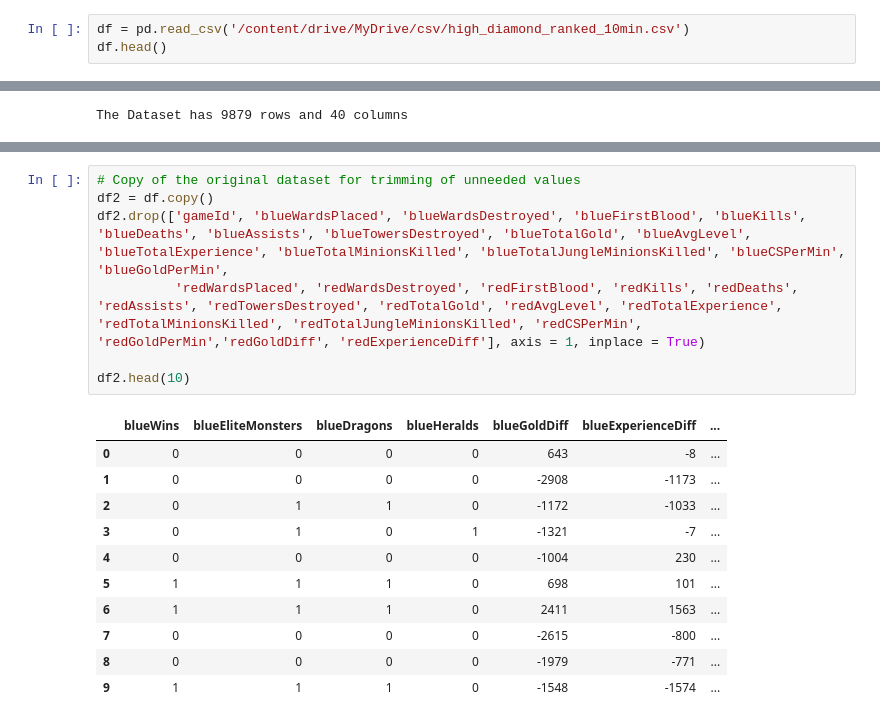
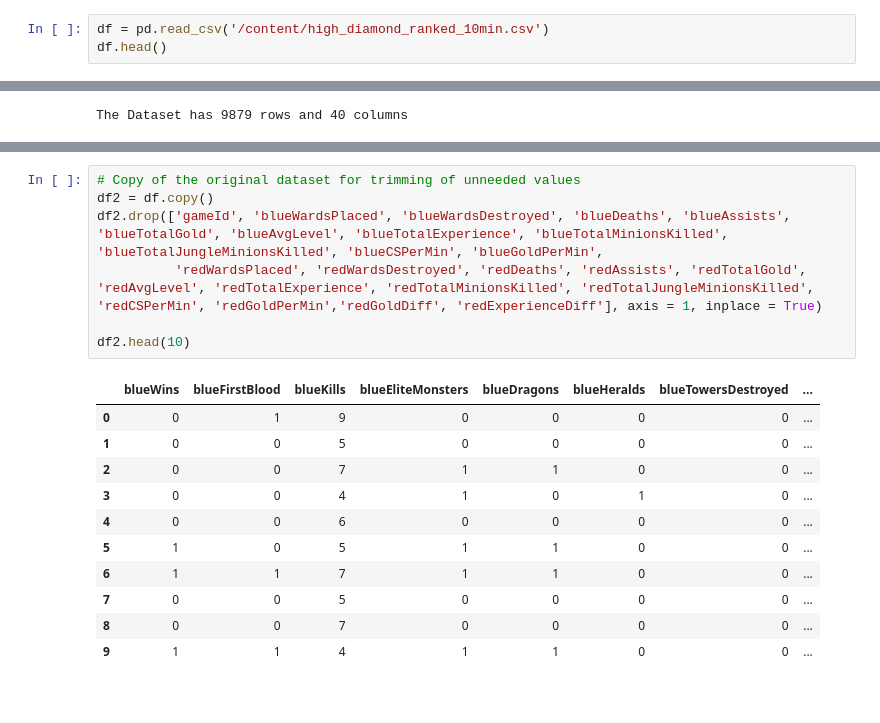
Before and after one commit to Chromathiccc/Colab_notebooks, a Jupyter notebook: LoL_first_10_min_CW.ipynb, the cells around one changed output, grey strips where cells are left out. Cells and saved outputs as stored; diff of their text form.

```diff
--- a/LoL_first_10_min_CW.ipynb
+++ b/LoL_first_10_min_CW.ipynb
@@ -14,7 +14,7 @@ from sklearn.svm import SVC
 from sklearn.ensemble import RandomForestClassifier
 from sklearn.datasets import make_classification
 # %%
-df = pd.read_csv('/content/drive/MyDrive/csv/high_diamond_ranked_10min.csv')
+df = pd.read_csv('/content/high_diamond_ranked_10min.csv')
 df.head()
 # %% [output]
 |  | gameId | blueWins | blueWardsPlaced | blueWardsDestroyed | blueFirstBlood | blueKills | blueDeaths | ... |
@@ -64,19 +48,19 @@ df.describe()
 # %%
 # Copy of the original dataset for trimming of unneeded values
 df2 = df.copy()
-df2.drop(['gameId', 'blueWardsPlaced', 'blueWardsDestroyed', 'blueFirstBlood', 'blueKills', 'blueDeaths', 'blueAssists', 'blueTowersDestroyed', 'blueTotalGold', 'blueAvgLevel', 'blueTotalExperience', 'blueTotalMinionsKilled', 'blueTotalJungleMinionsKilled', 'blueCSPerMin', 'blueGoldPerMin',
-          'redWardsPlaced', 'redWardsDestroyed', 'redFirstBlood', 'redKills', 'redDeaths', 'redAssists', 'redTowersDestroyed', 'redTotalGold', 'redAvgLevel', 'redTotalExperience', 'redTotalMinionsKilled', 'redTotalJungleMinionsKilled', 'redCSPerMin', 'redGoldPerMin','redGoldDiff', 'redExperienceDiff'], axis = 1, inplace = True)
+df2.drop(['gameId', 'blueWardsPlaced', 'blueWardsDestroyed', 'blueDeaths', 'blueAssists', 'blueTotalGold', 'blueAvgLevel', 'blueTotalExperience', 'blueTotalMinionsKilled', 'blueTotalJungleMinionsKilled', 'blueCSPerMin', 'blueGoldPerMin',
+          'redWardsPlaced', 'redWardsDestroyed', 'redDeaths', 'redAssists', 'redTotalGold', 'redAvgLevel', 'redTotalExperience', 'redTotalMinionsKilled', 'redTotalJungleMinionsKilled', 'redCSPerMin', 'redGoldPerMin','redGoldDiff', 'redExperienceDiff'], axis = 1, inplace = True)
 
 df2.head(10)
 # %% [output]
-|  | blueWins | blueEliteMonsters | blueDragons | blueHeralds | blueGoldDiff | blueExperienceDiff | ... |
-| 0 | 0 | 0 | 0 | 0 | 643 | -8 | ... |
-| 1 | 0 | 0 | 0 | 0 | -2908 | -1173 | ... |
-| 2 | 0 | 1 | 1 | 0 | -1172 | -1033 | ... |
-| 3 | 0 | 1 | 0 | 1 | -1321 | -7 | ... |
-| 4 | 0 | 0 | 0 | 0 | -1004 | 230 | ... |
-| 5 | 1 | 1 | 1 | 0 | 698 | 101 | ... |
-| 6 | 1 | 1 | 1 | 0 | 2411 | 1563 | ... |
-| 7 | 0 | 0 | 0 | 0 | -2615 | -800 | ... |
-| 8 | 0 | 0 | 0 | 0 | -1979 | -771 | ... |
-| 9 | 1 | 1 | 1 | 0 | -1548 | -1574 | ... |
+|  | blueWins | blueFirstBlood | blueKills | blueEliteMonsters | blueDragons | blueHeralds | blueTowersDestroyed | ... |
+| 0 | 0 | 1 | 9 | 0 | 0 | 0 | 0 | ... |
+| 1 | 0 | 0 | 5 | 0 | 0 | 0 | 0 | ... |
+| 2 | 0 | 0 | 7 | 1 | 1 | 0 | 0 | ... |
+| 3 | 0 | 0 | 4 | 1 | 0 | 1 | 0 | ... |
+| 4 | 0 | 0 | 6 | 0 | 0 | 0 | 0 | ... |
+| 5 | 1 | 0 | 5 | 1 | 1 | 0 | 0 | ... |
+| 6 | 1 | 1 | 7 | 1 | 1 | 0 | 0 | ... |
+| 7 | 0 | 0 | 5 | 0 | 0 | 0 | 0 | ... |
+| 8 | 0 | 0 | 7 | 0 | 0 | 0 | 0 | ... |
+| 9 | 1 | 1 | 4 | 1 | 1 | 0 | 0 | ... |
```
Also changed, not shown: parts of 9 cells of this notebook.
